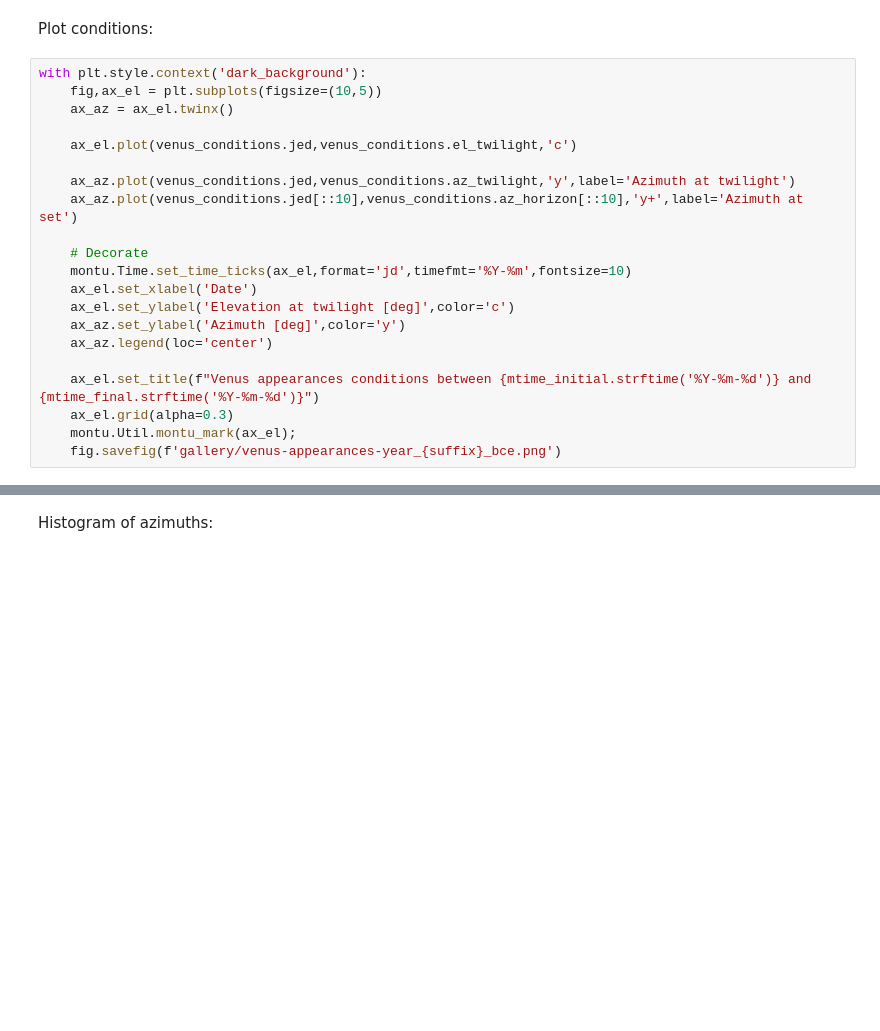
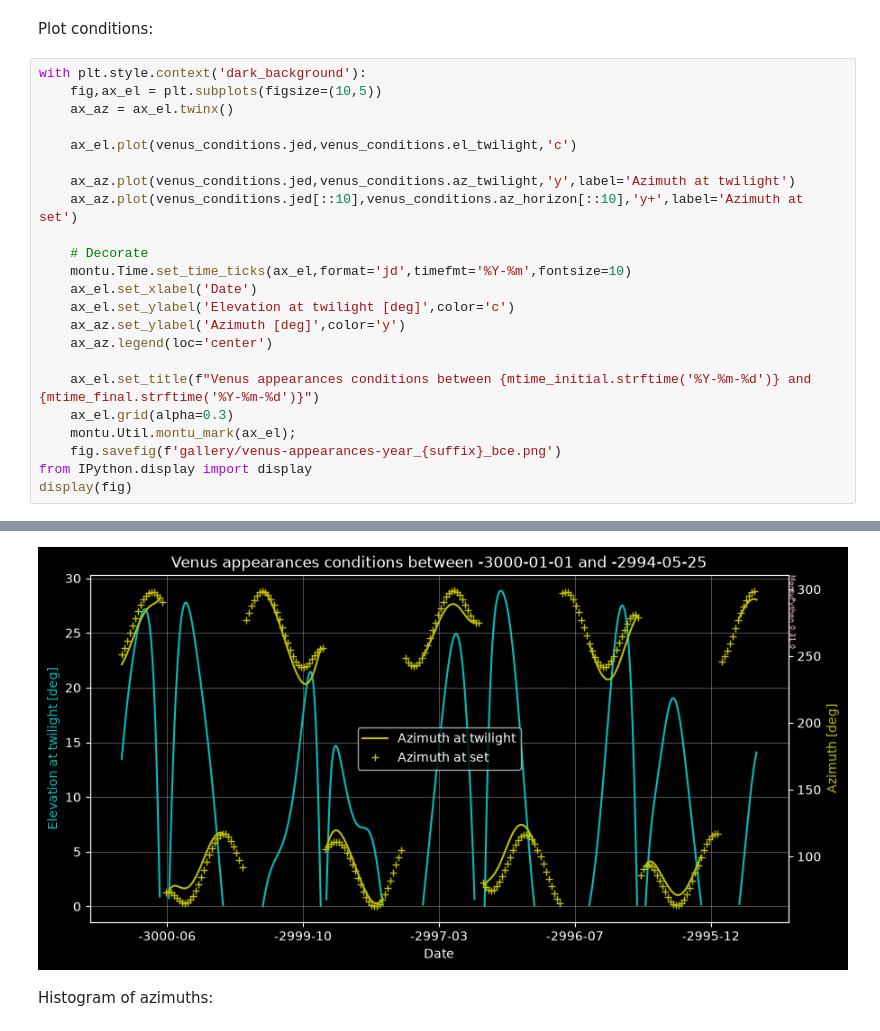
Before and after one commit to seap-udea/MontuPython, a Jupyter notebook: examples/MontuPython-VenusAzimuths.ipynb, the cells around one changed output, grey strips where cells are left out. Saved outputs shown, nothing was run; the diff lists cells and outputs as text; blank space fills up the shorter version.

```diff
--- a/examples/MontuPython-VenusAzimuths.ipynb
+++ b/examples/MontuPython-VenusAzimuths.ipynb
@@ -209,26 +210,29 @@ Plot conditions:
 # %%
 with plt.style.context('dark_background'):
     fig,ax_el = plt.subplots(figsize=(10,5))
     ax_az = ax_el.twinx()
 
     ax_el.plot(venus_conditions.jed,venus_conditions.el_twilight,'c')
 
     ax_az.plot(venus_conditions.jed,venus_conditions.az_twilight,'y',label='Azimuth at twilight')
     ax_az.plot(venus_conditions.jed[::10],venus_conditions.az_horizon[::10],'y+',label='Azimuth at set')
 
     # Decorate
     montu.Time.set_time_ticks(ax_el,format='jd',timefmt='%Y-%m',fontsize=10)
     ax_el.set_xlabel('Date')
     ax_el.set_ylabel('Elevation at twilight [deg]',color='c')
     ax_az.set_ylabel('Azimuth [deg]',color='y')
     ax_az.legend(loc='center')
 
     ax_el.set_title(f"Venus appearances conditions between {mtime_initial.strftime('%Y-%m-%d')} and {mtime_final.strftime('%Y-%m-%d')}")
     ax_el.grid(alpha=0.3)
     montu.Util.montu_mark(ax_el);
     fig.savefig(f'gallery/venus-appearances-year_{suffix}_bce.png')
+from IPython.display import display
+display(fig)
 # %% [output]
 [figure]
+[figure, added]
 # %% [markdown]
 Histogram of azimuths:
 # %%
```
Also changed, not shown: parts of 2 cells of this notebook, 24 other files.
